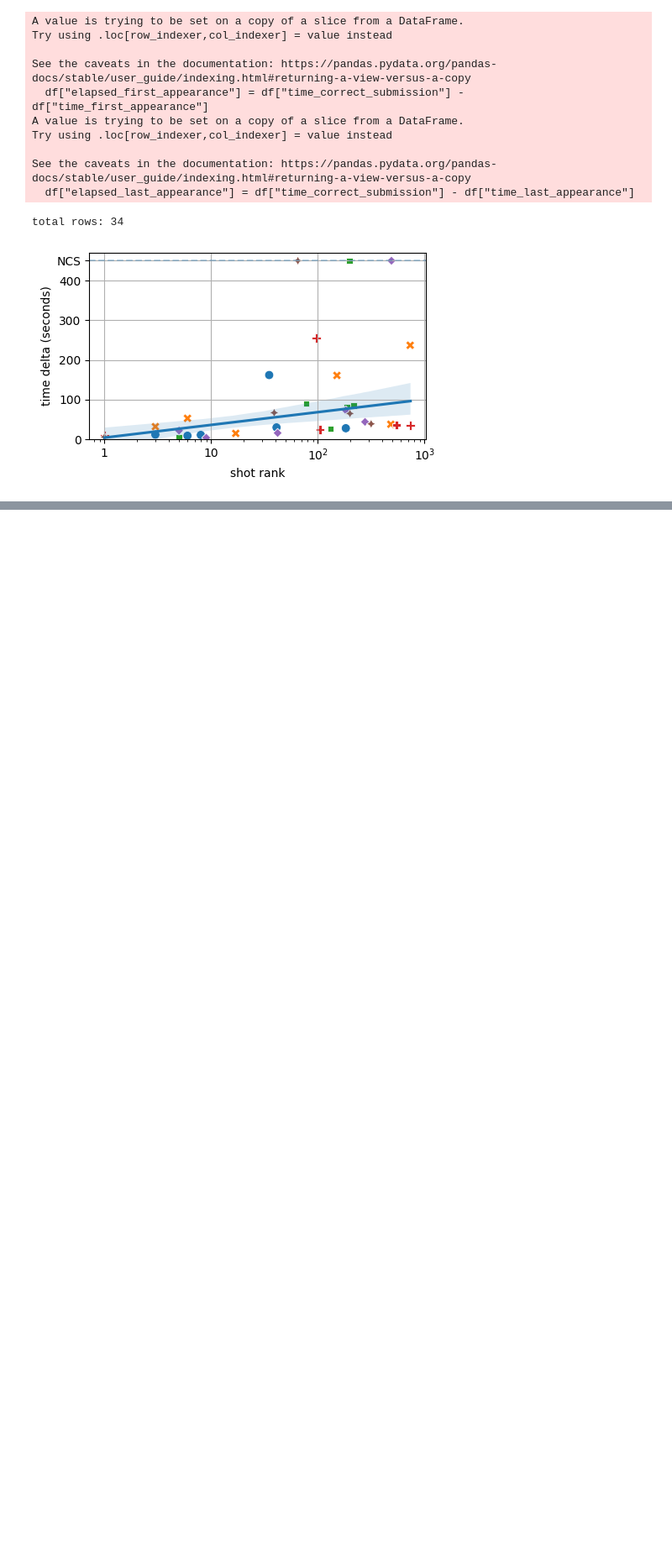
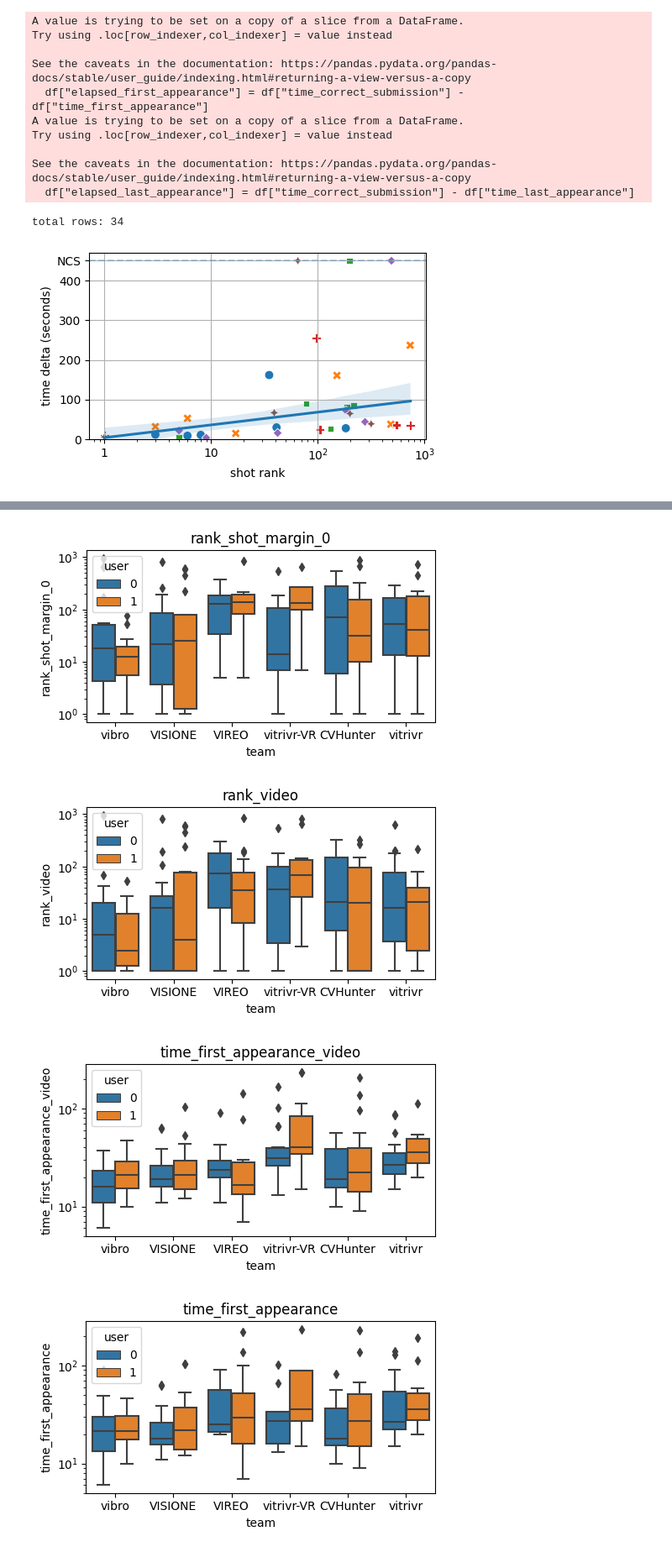
Before and after one commit to sauterl/VBS23-Post-Hoc-Analysis, a Jupyter notebook: src/python/notebooks/browsing.ipynb, the cells around one changed output, grey strips where cells are left out. Shown: that part at 84% size. Drawn from its saved outputs; the diff is of its cells as text; code cells hidden in the pictures; blank space fills up the shorter version.

Commit message:
Refactored KIS notebooks, rank table updated

```diff
--- a/src/python/notebooks/browsing.ipynb
+++ b/src/python/notebooks/browsing.ipynb
@@ -153,7 +34,0 @@ def build_table(df, teams, dataset='v3c'):
-# %%
-df = compute_data_for_time_recall_table(comp_data, teams, logs)
-
-df.loc[df['team'] == 'HTW', 'team'] = 'vibro'
-table = build_table(df, teams_adj, dataset='v3c-mvk')
-table
-# table.to_csv('v3c_rank_table.csv')
@@ -738,0 +454,39 @@ total rows: 34
+# %%
+def compute_data_for_user_abilities(data, teams, logs, split_user=True, max_records=1000):
+    """
+    Returns the view of the data interesting for the current analysis, in the form of a Pandas dataframe
+    """
+
+    dfs = []
+    for team in teams:
+        team_df = logs[team].get_events_dataframe().reset_index()
+        df = get_team_values_df(data, team_df, split_user, max_records)
+        dfs.append(df)
+
+    total_df = pd.concat(dfs, axis=0).reset_index()
+
+    return total_df
+
+def build_user_abilities_plot(data, figsize=[5, 3], variable="rank_shot_margin_0"):
+    f, ax = plt.subplots(figsize=figsize)
+    ax.set_yscale("log")
+    # convert -1 into nan for the whole table
+    data = data.replace(-1, np.nan)
+    sns.boxplot(data=data, x="team", y=variable, hue="user")
+    ax.set_title(variable)
+# %%
+max_records = 1000
+df_abilities = compute_data_for_user_abilities(comp_data, teams, logs, max_records=max_records, split_user=True)
+df_abilities.loc[df_abilities['team'] == 'HTW', 'team'] = 'vibro'
+df_abilities = df_abilities[df_abilities['team'] != 'Verge']
+
+for v in ["rank_shot_margin_0", "rank_video", "time_first_appearance_video", "time_first_appearance"]:
+    build_user_abilities_plot(df_abilities, figsize=[5, 3], variable=v)
+    plt.tight_layout()
+    # plt.savefig('plots/kis_browsing_efficiency_scatterplot_MVK.pdf')
+    plt.show()
+# %% [output]
+[figure, added]
+[figure, added]
+[figure, added]
+[figure, added]
```
Also changed, not shown: parts of 8 cells of this notebook, 2 other files.
